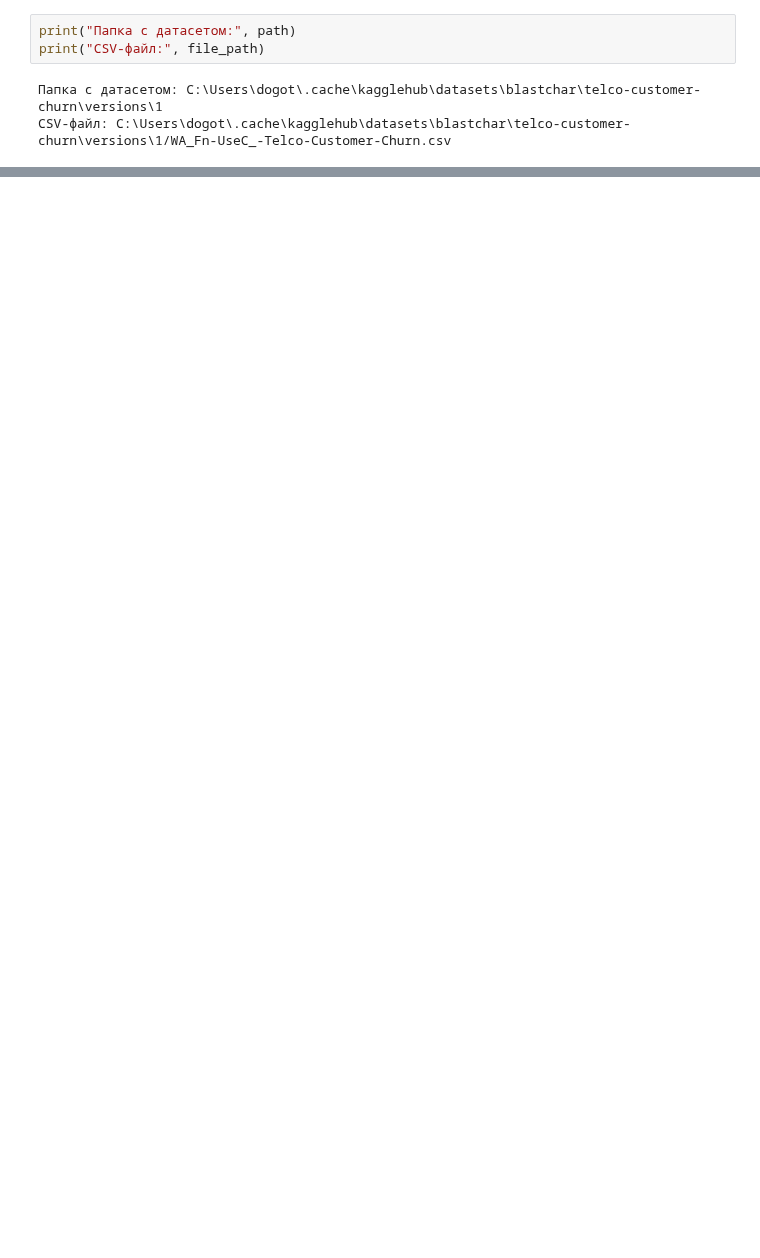
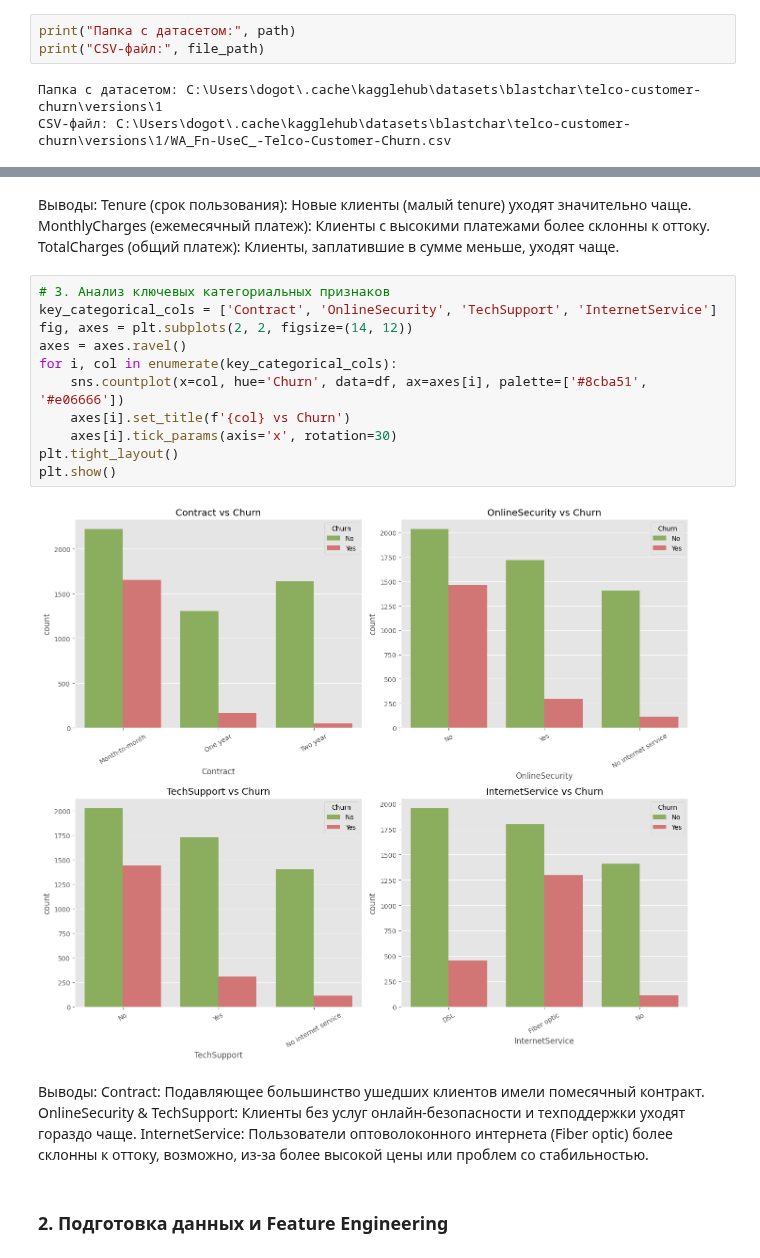
Before and after one commit to DgtrDN/diplom, a Jupyter notebook: diplom_telco_customer.ipynb, the cells around one changed output, grey strips where cells are left out. Saved outputs shown, nothing was run; the diff lists cells and outputs as text; blank space fills up the shorter version.

```diff
--- a/diplom_telco_customer.ipynb
+++ b/diplom_telco_customer.ipynb
@@ -1297,0 +146,22 @@ print("\\nГрафик сохранен в файл 'profitability_vs_recall.png
+# %% [markdown]
+Выводы: Tenure (срок пользования): Новые клиенты (малый tenure) уходят значительно чаще. MonthlyCharges (ежемесячный платеж): Клиенты с высокими платежами более склонны к оттоку. TotalCharges (общий платеж): Клиенты, заплатившие в сумме меньше, уходят чаще.
+# %%
+# 3. Анализ ключевых категориальных признаков
+key_categorical_cols = ['Contract', 'OnlineSecurity', 'TechSupport', 'InternetService']
+fig, axes = plt.subplots(2, 2, figsize=(14, 12))
+axes = axes.ravel()
+for i, col in enumerate(key_categorical_cols):
+    sns.countplot(x=col, hue='Churn', data=df, ax=axes[i], palette=['#8cba51', '#e06666'])
+    axes[i].set_title(f'{col} vs Churn')
+    axes[i].tick_params(axis='x', rotation=30)
+plt.tight_layout()
+plt.show()
+# %% [output]
+[figure, added]
+# %% [markdown]
+Выводы:
+Contract: Подавляющее большинство ушедших клиентов имели помесячный контракт.
+OnlineSecurity & TechSupport: Клиенты без услуг онлайн-безопасности и техподдержки уходят гораздо чаще.
+InternetService: Пользователи оптоволоконного интернета (Fiber optic) более склонны к оттоку, возможно, из-за более высокой цены или проблем со стабильностью.
+# %% [markdown]
+### 2. Подготовка данных и Feature Engineering
```
Also changed, not shown: parts of 163 cells of this notebook, 7 other files.
